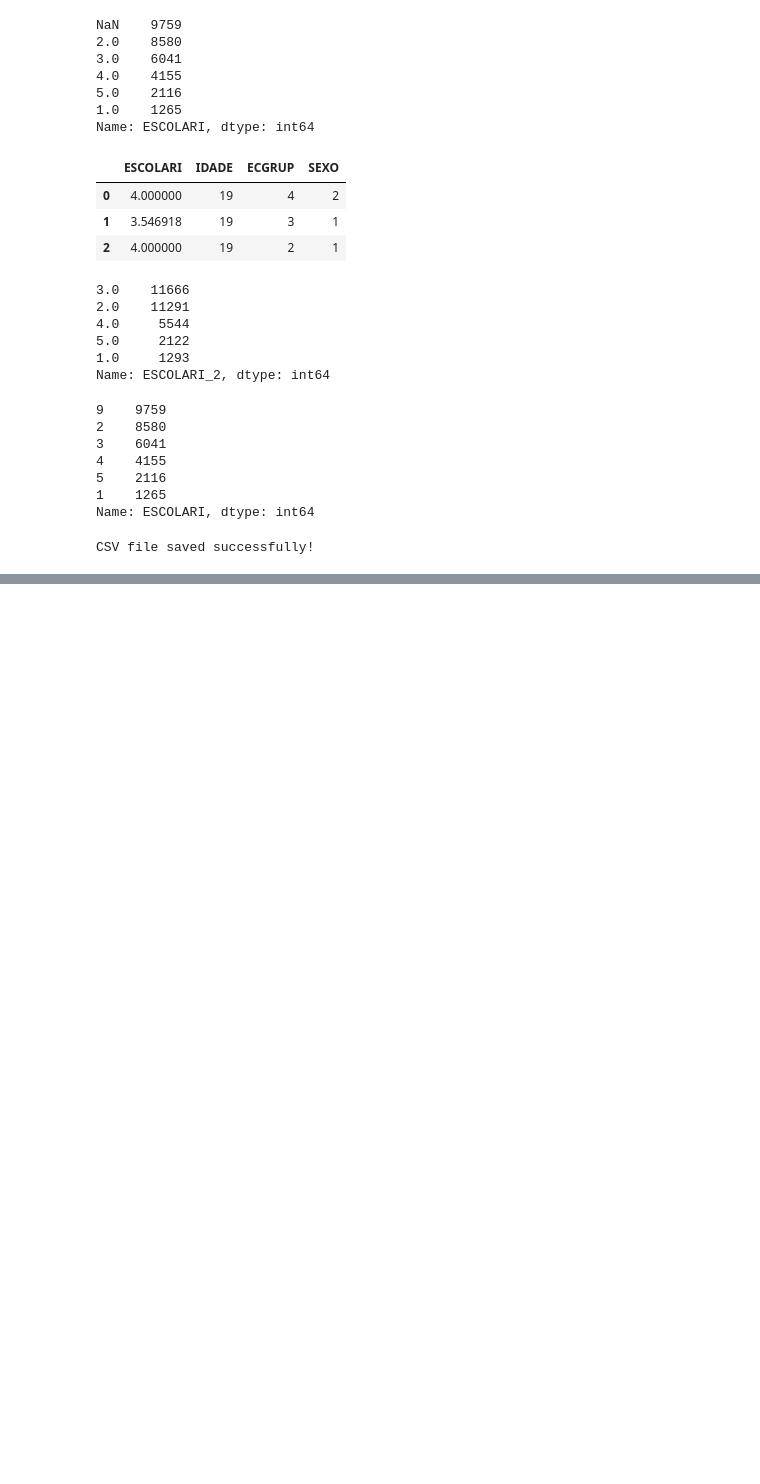
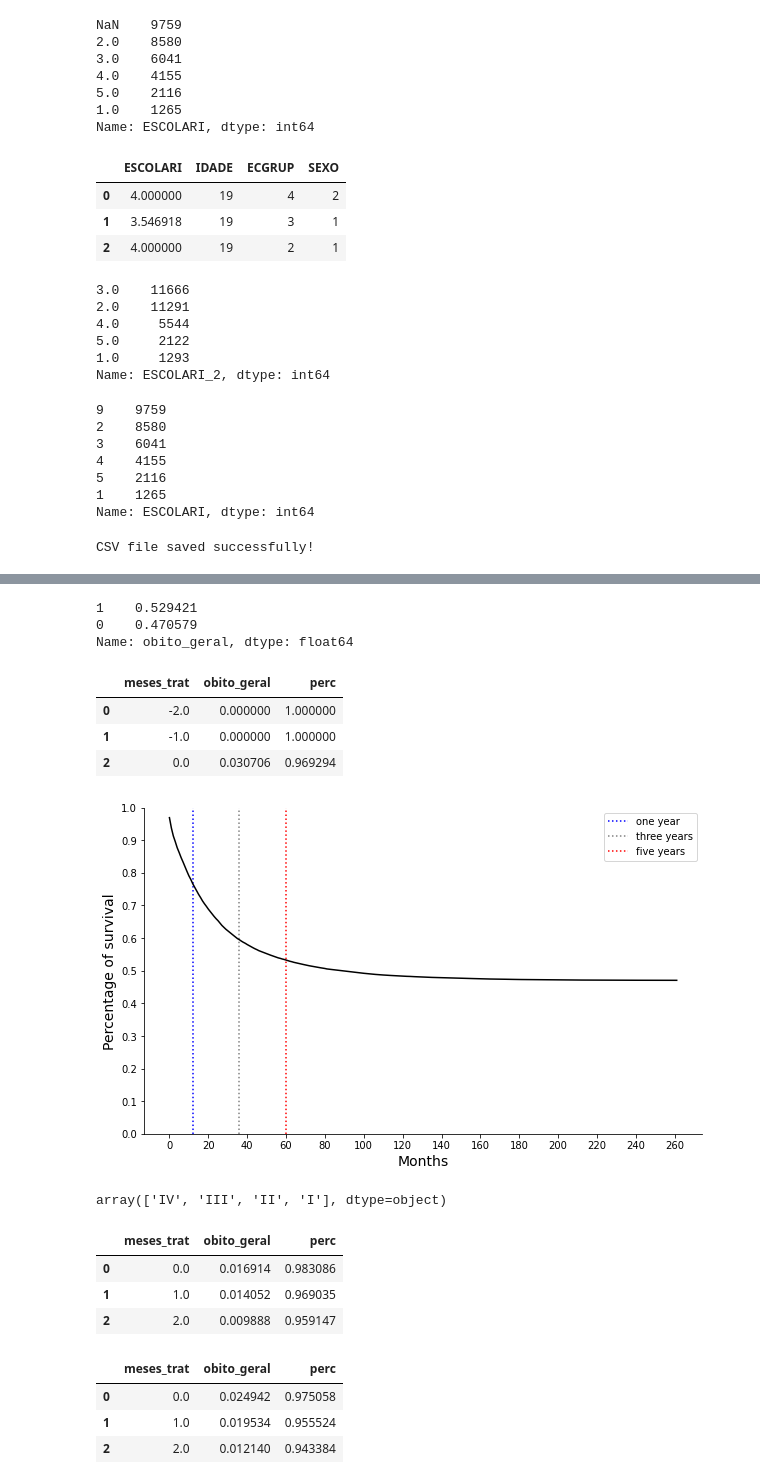
Before and after one commit to Lucas-Buk/colorectal_cancer, a Jupyter notebook: Colorretal - preprocessing.ipynb, the cells around one changed output, grey strips where cells are left out. Saved outputs shown, nothing was run; the diff lists cells and outputs as text; code cells hidden in the pictures; blank space fills up the shorter version.

```diff
--- a/Colorretal - preprocessing.ipynb
+++ b/Colorretal - preprocessing.ipynb
@@ -1116,5 +1192,5 @@ Nesta seção, novas colunas serão criadas baseadas na diferença em dias das d
 # %%
-df = read_csv('/content/drive/MyDrive/Trabalho/Cancer/Datasets/colorretal_first_pp.csv')
+df = read_csv('/content/drive/MyDrive/Trabalho/Cancer/Datasets/colorretal_pp.csv')
 df.head(2)
 # %% [output]
 (33565, 33)
@@ -1351,0 +1668,17 @@ CSV file saved successfully!
+# %%
+def percent_surv(df):
+    """
+    """
+    df_aux = df.copy()
+    df_aux['meses_trat'] = (df_aux['ULTITRAT']/30).round()
+    df_aux = (df_aux.groupby(by=['meses_trat'])['obito_geral'].sum()/df_aux.shape[0]).reset_index()
+
+    soma = 1
+    val = df_aux['obito_geral'].values.copy()
+    for i in range(df_aux.shape[0]):
+        soma -= df_aux.obito_geral[i]
+        val[i] = soma
+
+    df_aux['perc'] = val
+
+    return df_aux
@@ -1351,0 +1694,2 @@ CSV file saved successfully!
+# %%
+df = read_csv('/content/drive/MyDrive/Trabalho/Cancer/Datasets/colorretal_labels.csv')
@@ -1351,0 +1706,32 @@ CSV file saved successfully!
+# %%
+df.obito_geral.value_counts(True)
+# %% [output]
+1    0.529421
+0    0.470579
+Name: obito_geral, dtype: float64
+# %%
+df_surv = percent_surv(df)
+df_surv.head(3)
+# %% [output]
+|  | meses_trat | obito_geral | perc |
+| 0 | -2.0 | 0.000000 | 1.000000 |
+| 1 | -1.0 | 0.000000 | 1.000000 |
+| 2 | 0.0 | 0.030706 | 0.969294 |
+# %%
+plt.figure(figsize=(10, 6))
+plt.plot(df_surv.meses_trat[2:], df_surv.perc[2:], color='k')
+plt.xlabel('Months', size=14)
+plt.xticks(np.linspace(0, 260, 14))
+plt.yticks(np.linspace(0, 1, 11))
+plt.ylabel('Percentage of survival', size=14)
+# plt.title('Time (in days) between consultation and diagnosis for each year', size=16)
+plt.ylim([0, 1.])
+plt.vlines(12, 0, 1, colors='b', label='one year', linestyle='dotted')
+plt.vlines(36, 0, 1, colors='gray', label='three years', linestyle='dotted')
+plt.vlines(60, 0, 1, colors='r', label='five years', linestyle='dotted')
+plt.gca().spines['top'].set_visible(False)
+plt.gca().spines['right'].set_visible(False)
+plt.legend()
+plt.show()
+# %% [output]
+[figure, added]
@@ -1351,0 +1745,22 @@ CSV file saved successfully!
+# %%
+df.ECGRUP.unique()
+# %% [output]
+array(['IV', 'III', 'II', 'I'], dtype=object)
+# %%
+df_1 = df.query("ECGRUP == 'I'")
+df_surv1 = percent_surv(df_1)
+df_surv1.head(3)
+# %% [output]
+|  | meses_trat | obito_geral | perc |
+| 0 | 0.0 | 0.016914 | 0.983086 |
+| 1 | 1.0 | 0.014052 | 0.969035 |
+| 2 | 2.0 | 0.009888 | 0.959147 |
+# %%
+df_2 = df.query("ECGRUP == 'II'")
+df_surv2 = percent_surv(df_2)
+df_surv2.head(3)
+# %% [output]
+|  | meses_trat | obito_geral | perc |
+| 0 | 0.0 | 0.024942 | 0.975058 |
+| 1 | 1.0 | 0.019534 | 0.955524 |
+| 2 | 2.0 | 0.012140 | 0.943384 |
```
Also changed, not shown: parts of 106 cells of this notebook, 37 other files.
